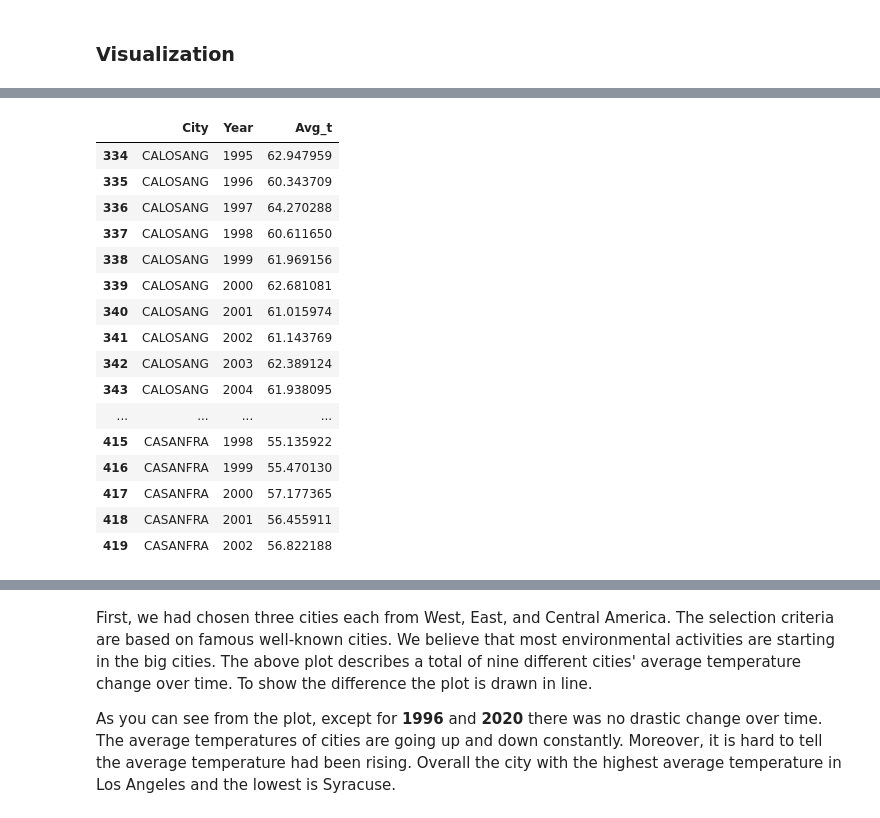
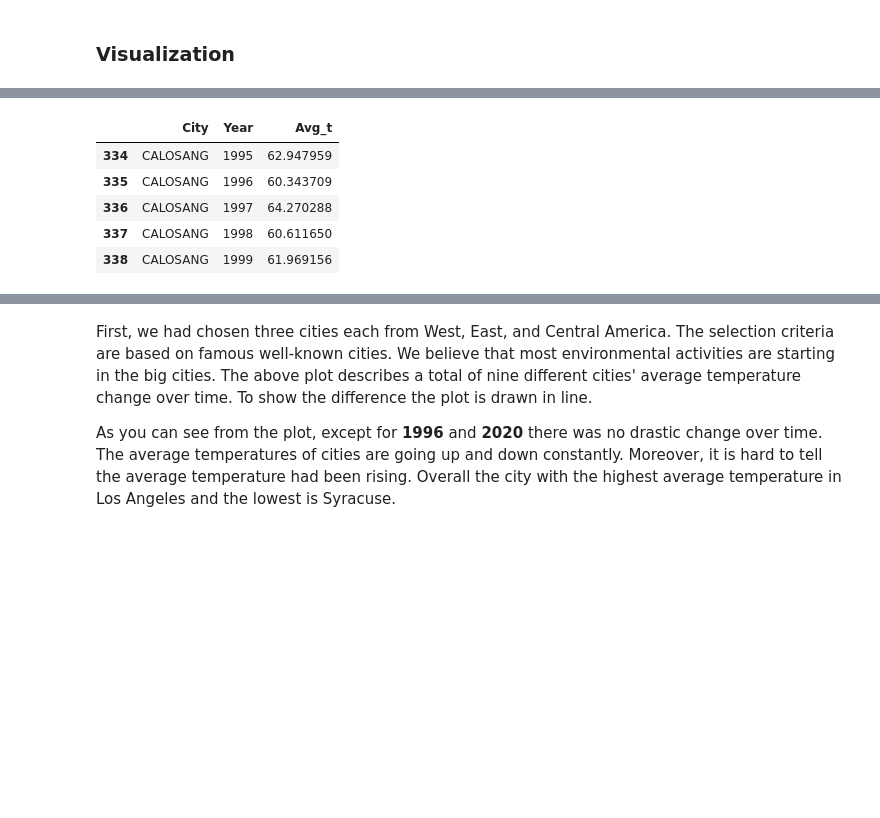
Before and after one commit to Wook22/UC-DAVIS, a Jupyter notebook: STA141B/STA141B.ipynb, the cells around one changed output, grey strips where cells are left out. Cells and saved outputs as stored; diff of their text form; code cells hidden in the pictures; blank space fills up the shorter version.

```diff
--- a/STA141B/STA141B.ipynb
+++ b/STA141B/STA141B.ipynb
@@ -459,25 +459,14 @@ city_lst = ["CALOSANG", "CASANDIE", "CASANFRA",
 
 Major_cities = first_data[first_data["City"].isin(city_lst)][["City", "Year", "Avg_t"]]
 # %%
-Major_cities.head(60)
+Major_cities.head()
 # %% [output]
 |  | City | Year | Avg_t |
 | 334 | CALOSANG | 1995 | 62.947959 |
 | 335 | CALOSANG | 1996 | 60.343709 |
 | 336 | CALOSANG | 1997 | 64.270288 |
 | 337 | CALOSANG | 1998 | 60.611650 |
 | 338 | CALOSANG | 1999 | 61.969156 |
-| 339 | CALOSANG | 2000 | 62.681081 |
-| 340 | CALOSANG | 2001 | 61.015974 |
-| 341 | CALOSANG | 2002 | 61.143769 |
-| 342 | CALOSANG | 2003 | 62.389124 |
-| 343 | CALOSANG | 2004 | 61.938095 |
-| ... | ... | ... | ... |
-| 415 | CASANFRA | 1998 | 55.135922 |
-| 416 | CASANFRA | 1999 | 55.470130 |
-| 417 | CASANFRA | 2000 | 57.177365 |
-| 418 | CASANFRA | 2001 | 56.455911 |
-| 419 | CASANFRA | 2002 | 56.822188 |
 # %%
 gg = p9.ggplot(Major_cities)
 gg += p9.aes(x="Year",
```
Also changed, not shown: parts of 8 cells of this notebook.
